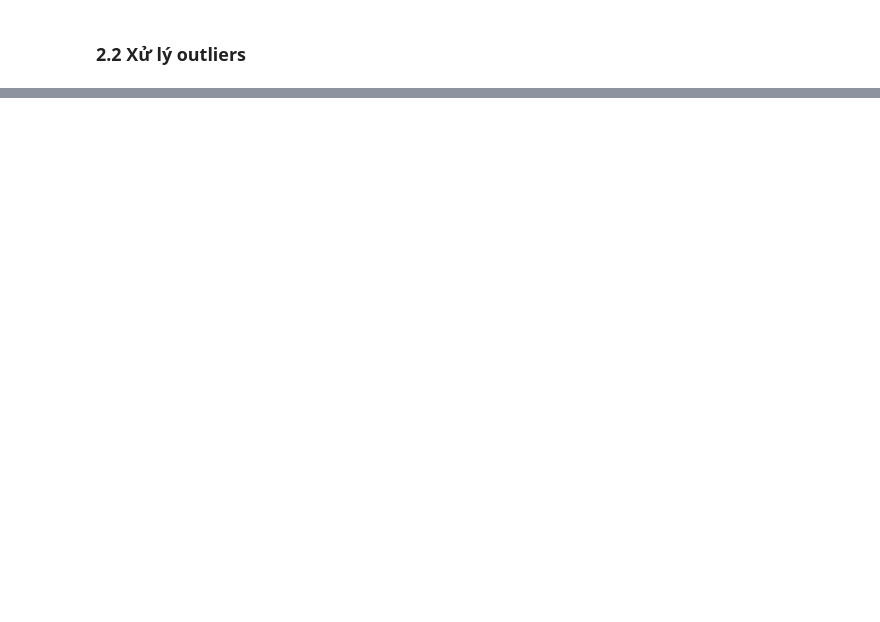
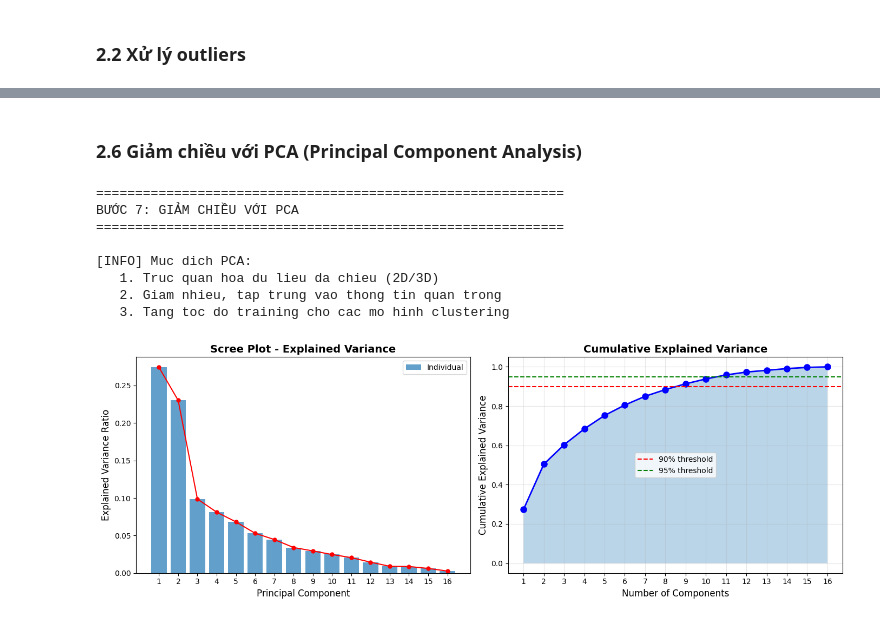
Before and after one commit to Phtzone/SGU25_KPDL_Group, a Jupyter notebook: final project/final project.ipynb, the cells around one changed output, grey strips where cells are left out. Cells and saved outputs as stored; diff of their text form; code cells hidden in the pictures; blank space fills up the shorter version.

```diff
--- a/final project/final project.ipynb
+++ b/final project/final project.ipynb
@@ -330,0 +818,74 @@ plt.show()
+# %% [markdown]
+### **2.6 Giảm chiều với PCA (Principal Component Analysis)**
+# %%
+# ============================================================================
+# BƯỚC 7: GIẢM CHIỀU VỚI PCA
+# ============================================================================
+
+print("=" * 60)
+print("BƯỚC 7: GIẢM CHIỀU VỚI PCA")
+print("=" * 60)
+
+print("\n[INFO] Muc dich PCA:")
+print("   1. Truc quan hoa du lieu da chieu (2D/3D)")
+print("   2. Giam nhieu, tap trung vao thong tin quan trong")
+print("   3. Tang toc do training cho cac mo hinh clustering")
+
+# Phân tích PCA đầy đủ để xem explained variance
+pca_full = PCA()
+pca_full.fit(X_scaled)
+
+# Tính cumulative explained variance
+explained_variance = pca_full.explained_variance_ratio_
+cumulative_variance = np.cumsum(explained_variance)
+
+# Vẽ biểu đồ Explained Variance
+fig, axes = plt.subplots(1, 2, figsize=(14, 5))
+
+# Scree plot
+ax1 = axes[0]
+ax1.bar(range(1, len(explained_variance)+1), explained_variance, alpha=0.7, label='Individual')
+ax1.plot(range(1, len(explained_variance)+1), explained_variance, 'ro-', markersize=5)
+ax1.set_xlabel('Principal Component', fontsize=12)
+ax1.set_ylabel('Explained Variance Ratio', fontsize=12)
+ax1.set_title('Scree Plot - Explained Variance', fontsize=14, fontweight='bold')
+ax1.set_xticks(range(1, len(explained_variance)+1))
+ax1.legend()
+
+# Cumulative explained variance
+ax2 = axes[1]
+ax2.plot(range(1, len(cumulative_variance)+1), cumulative_variance, 'b-o', markersize=8, linewidth=2)
+ax2.axhline(y=0.90, color='r', linestyle='--', label='90% threshold')
+ax2.axhline(y=0.95, color='g', linestyle='--', label='95% threshold')
+ax2.fill_between(range(1, len(cumulative_variance)+1), cumulative_variance, alpha=0.3)
+ax2.set_xlabel('Number of Components', fontsize=12)
+ax2.set_ylabel('Cumulative Explained Variance', fontsize=12)
+ax2.set_title('Cumulative Explained Variance', fontsize=14, fontweight='bold')
+ax2.set_xticks(range(1, len(cumulative_variance)+1))
+ax2.legend()
+ax2.grid(True, alpha=0.3)
+
+plt.tight_layout()
+plt.show()
+
+# Xác định số components cần thiết cho 90% và 95% variance
+n_comp_90 = np.argmax(cumulative_variance >= 0.90) + 1
+n_comp_95 = np.argmax(cumulative_variance >= 0.95) + 1
+
+print(f"\n[INFO] Phan tich Explained Variance:")
+print("-" * 50)
+for i, (ev, cv) in enumerate(zip(explained_variance, cumulative_variance)):
+    print(f"PC{i+1}: {ev:.4f} ({ev*100:.2f}%) | Cumulative: {cv*100:.2f}%")
+print("-" * 50)
+print(f"\n[OK] Can {n_comp_90} components de giai thich 90% variance")
+print(f"[OK] Can {n_comp_95} components de giai thich 95% variance")
+# %% [output]
+============================================================
+BƯỚC 7: GIẢM CHIỀU VỚI PCA
+============================================================
+
+[INFO] Muc dich PCA:
+   1. Truc quan hoa du lieu da chieu (2D/3D)
+   2. Giam nhieu, tap trung vao thong tin quan trong
+   3. Tang toc do training cho cac mo hinh clustering
+[figure, added]
```
Also changed, not shown: parts of 18 cells of this notebook.
